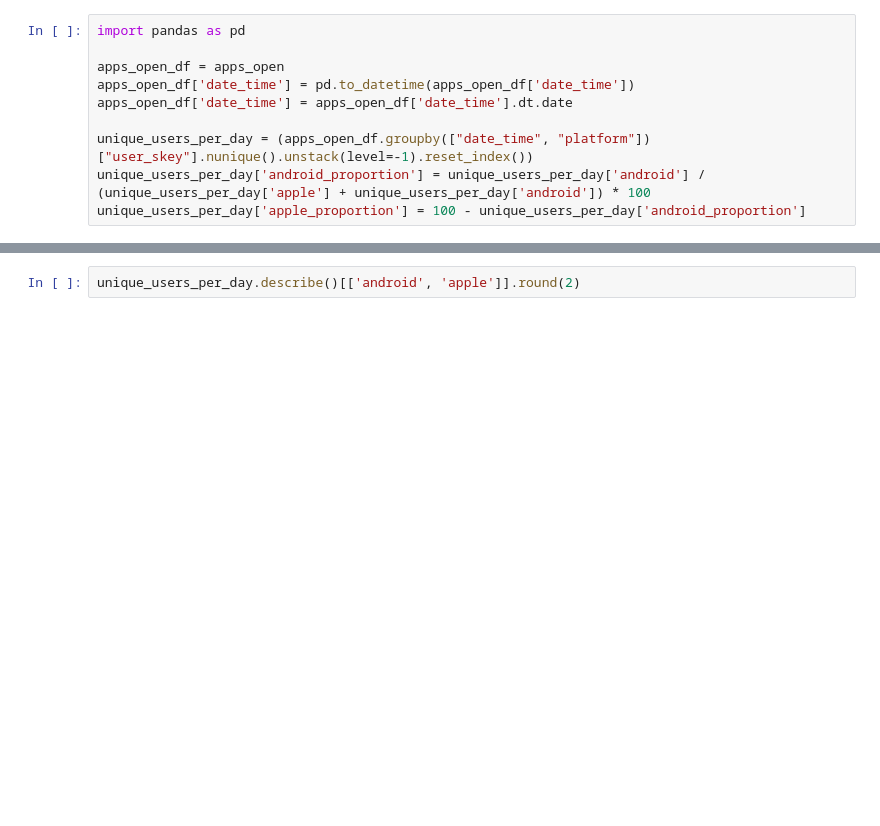
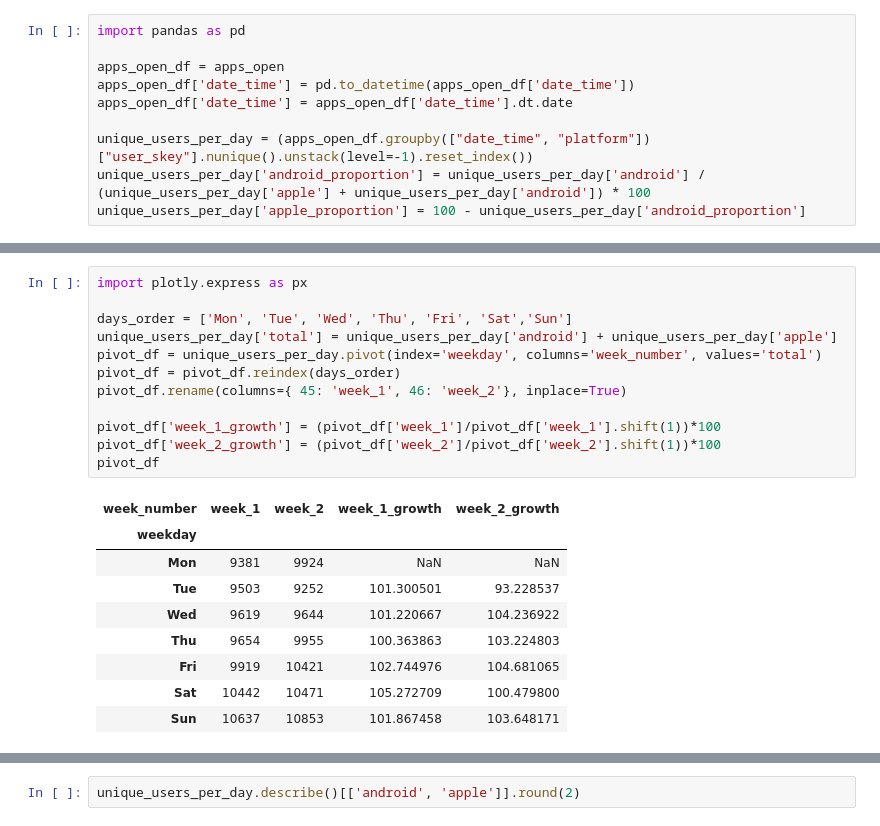
Before and after one commit to camiladwa/case_study, a Jupyter notebook: growth_case_study/growth_case_study.ipynb, the cells around one changed output, grey strips where cells are left out. Drawn from its saved outputs; the diff is of its cells as text; blank space fills up the shorter version.

Commit message:
growth comparision
This commit was created by Deepnote. Project url: https://deepnote.com/project/ea0dd5ec-7a99-4815-85b5-15ffe4204711

```diff
--- a/growth_case_study/growth_case_study.ipynb
+++ b/growth_case_study/growth_case_study.ipynb
@@ -223,0 +247,22 @@ fig.show()
+# %%
+import plotly.express as px
+
+days_order = ['Mon', 'Tue', 'Wed', 'Thu', 'Fri', 'Sat','Sun']
+unique_users_per_day['total'] = unique_users_per_day['android'] + unique_users_per_day['apple']
+pivot_df = unique_users_per_day.pivot(index='weekday', columns='week_number', values='total')
+pivot_df = pivot_df.reindex(days_order)
+pivot_df.rename(columns={ 45: 'week_1', 46: 'week_2'}, inplace=True)
+
+pivot_df['week_1_growth'] = (pivot_df['week_1']/pivot_df['week_1'].shift(1))*100
+pivot_df['week_2_growth'] = (pivot_df['week_2']/pivot_df['week_2'].shift(1))*100
+pivot_df
+# %% [output]
+| week_number | week_1 | week_2 | week_1_growth | week_2_growth |
+| weekday |  |  |  |  |
+| Mon | 9381 | 9924 | NaN | NaN |
+| Tue | 9503 | 9252 | 101.300501 | 93.228537 |
+| Wed | 9619 | 9644 | 101.220667 | 104.236922 |
+| Thu | 9654 | 9955 | 100.363863 | 103.224803 |
+| Fri | 9919 | 10421 | 102.744976 | 104.681065 |
+| Sat | 10442 | 10471 | 105.272709 | 100.479800 |
+| Sun | 10637 | 10853 | 101.867458 | 103.648171 |
```
Also changed, not shown: parts of 8 cells of this notebook.
